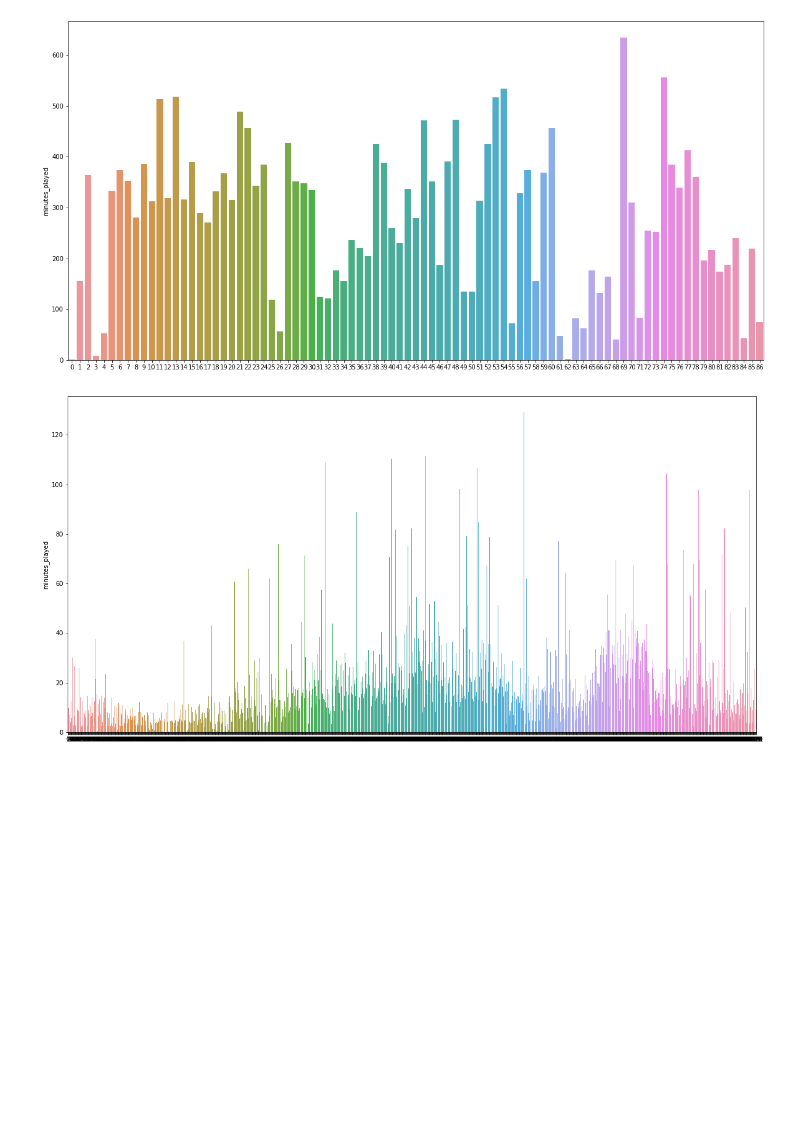
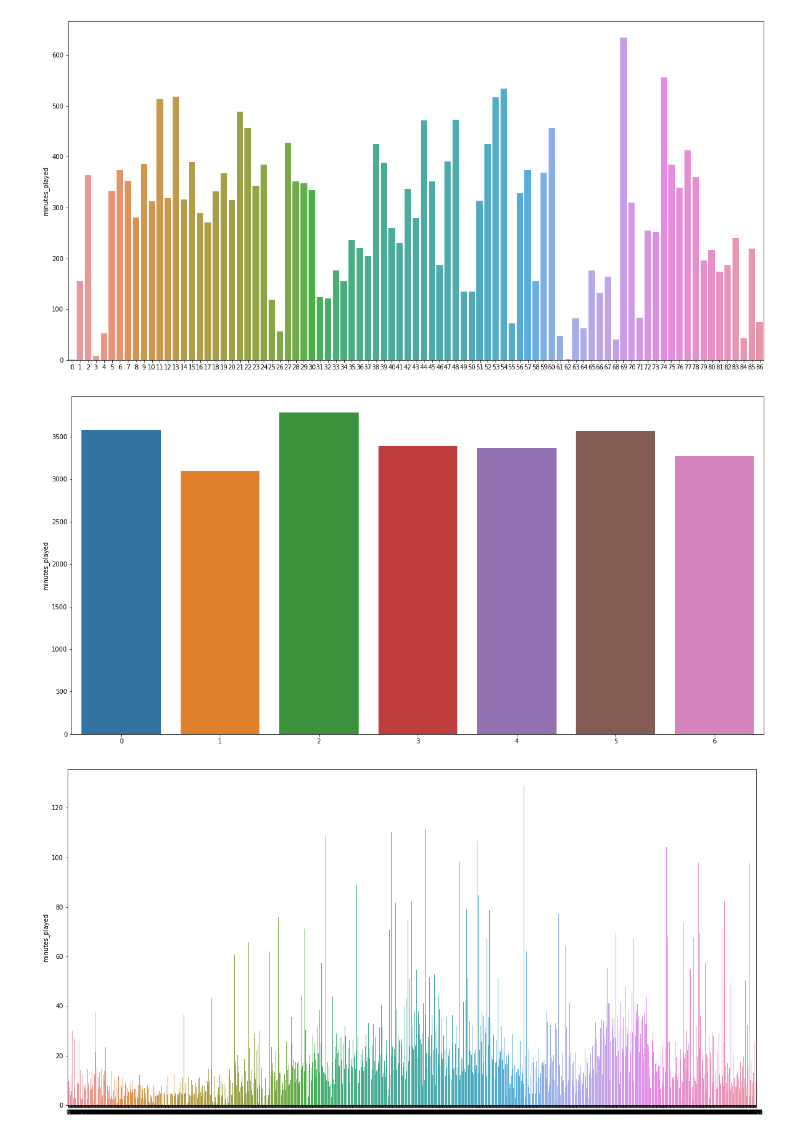
Before and after one commit to t0ffifee/spot-plot, a Jupyter notebook: spot-year-data.ipynb, the cells around one changed output. Saved outputs shown, nothing was run; the diff lists cells and outputs as text; code cells hidden in the pictures; blank space fills up the shorter version.

```diff
--- a/spot-year-data.ipynb
+++ b/spot-year-data.ipynb
@@ -68,7 +68,9 @@ Dragostea Din Tei - Original Romanian Version    222.841217
 Name: minutes_played, dtype: float64
 # %%
 data['day'] = [d.date() for d in data['end_time']]
+data['weekday'] = [d.weekday() for d in data['day']]
 data['time'] = [d.time() for d in data['end_time']]
+data['weekday']
 data.drop('end_time', axis=1, inplace=True)
 # %%
 days_played = data.groupby('day').sum()
@@ -76,6 +78,12 @@ plt.figure(figsize=(20,10))
 fig = sns.barplot(y=days_played.minutes_played, x=list(range(len(days_played))))
 # %% [output]
 [figure]
+# %%
+weekdays_played = data.groupby('weekday').sum()
+plt.figure(figsize=(20,10))
+fig = sns.barplot(y=weekdays_played.minutes_played, x=list(range(7)))
+# %% [output]
+[figure, added]
 # %%
 time_played = data.groupby('time').sum()
 plt.figure(figsize=(20,10))
```
Also changed, not shown: 1 other file.
